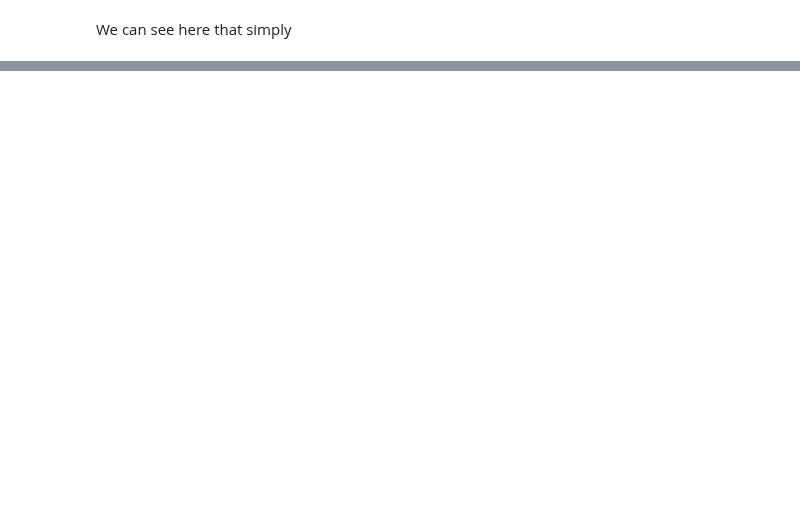
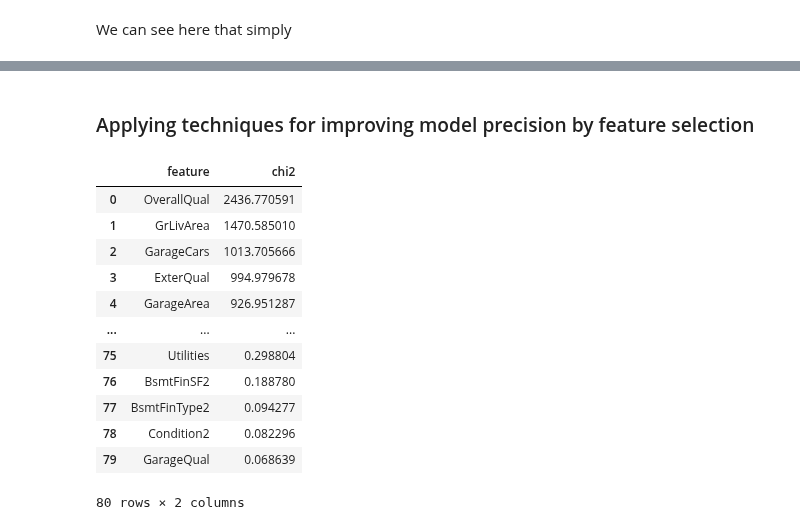
Before and after one commit to LeoFernanndes/notebooks, a Jupyter notebook: housing.ipynb, the cells around one changed output, grey strips where cells are left out. Saved outputs shown, nothing was run; the diff lists cells and outputs as text; code cells hidden in the pictures; blank space fills up the shorter version.

```diff
--- a/housing.ipynb
+++ b/housing.ipynb
@@ -186,0 +221,2 @@ We can see here that simply
+# %% [markdown]
+### Applying techniques for improving model precision by feature selection
@@ -186,0 +252,47 @@ We can see here that simply
+# %%
+df = x_opt
+df['saleprice'] = y_opt
+
+array = df.values
+X = array[:,0: len(df.columns) - 1]
+Y = array[:, len(df.columns) - 1]
+
+from sklearn.feature_selection import SelectKBest
+from sklearn.feature_selection import chi2, f_regression
+
+# Feature extraction
+test = SelectKBest(score_func= f_regression, k=len(df.columns) - 1)
+fit = test.fit(X, Y)
+
+# Summarize scores
+np.set_printoptions(precision=3)
+features = fit.transform(X)
+
+
+chi2_list = []
+for chi2 in fit.scores_:
+  chi2_list.append(chi2)
+
+features_list = df.columns[0: len(df.columns) - 1]
+
+chi2_df = pd.DataFrame({'feature': features_list,
+                        'chi2': chi2_list}).sort_values(by= ['chi2'], ascending= False).reset_index().drop(['index'], axis= 1)
+
+chi2_features = list(chi2_df['feature'])
+important_chi2_features = chi2_features[:3]
+
+chi2_df
+# %% [output]
+|  | feature | chi2 |
+| 0 | OverallQual | 2436.770591 |
+| 1 | GrLivArea | 1470.585010 |
+| 2 | GarageCars | 1013.705666 |
+| 3 | ExterQual | 994.979678 |
+| 4 | GarageArea | 926.951287 |
+| ... | ... | ... |
+| 75 | Utilities | 0.298804 |
+| 76 | BsmtFinSF2 | 0.188780 |
+| 77 | BsmtFinType2 | 0.094277 |
+| 78 | Condition2 | 0.082296 |
+| 79 | GarageQual | 0.068639 |
+80 rows × 2 columns
```
Also changed, not shown: parts of 11 cells of this notebook.
